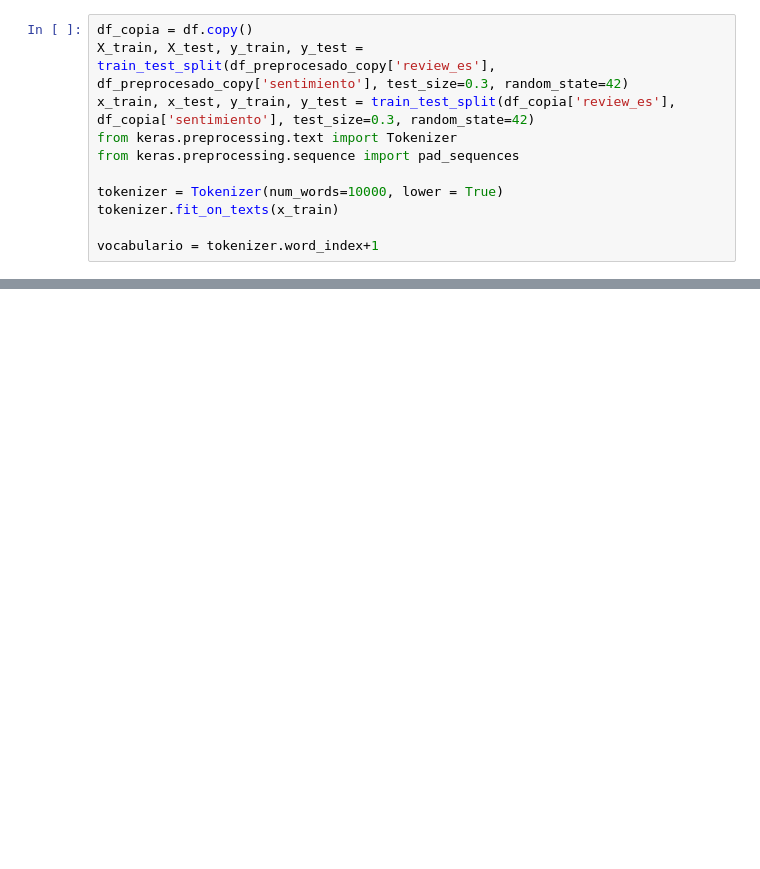
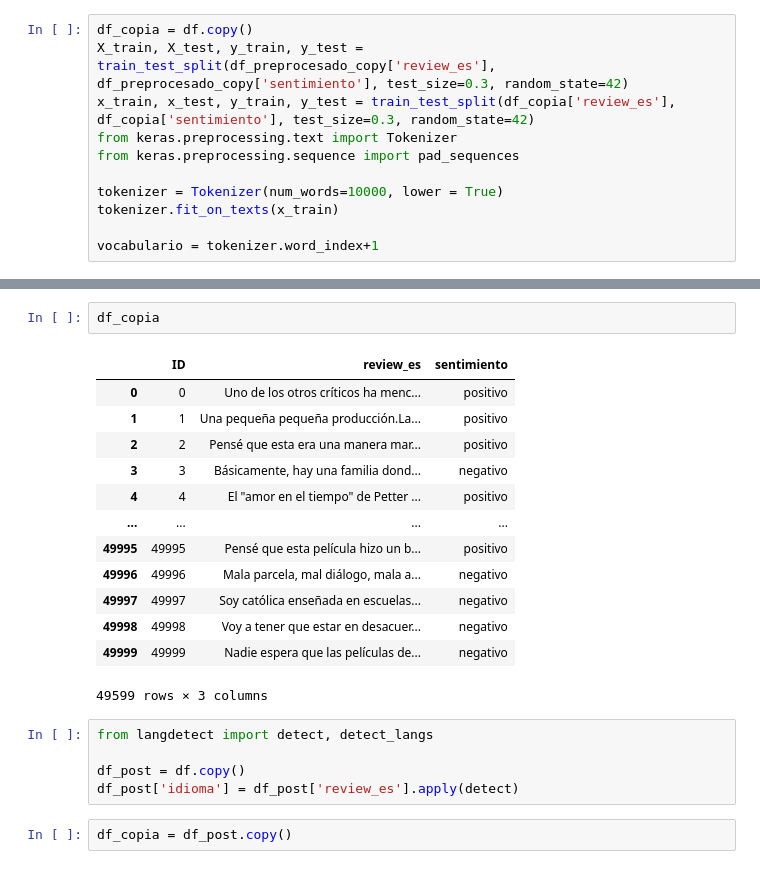
Before and after one commit to JuampiCarosi/7506R-2C2023-GRUPO23, a Jupyter notebook: tp2/7506R_TP2_GRUPO23_ENTREGA.ipynb, the cells around one changed output, grey strips where cells are left out. Cells and saved outputs as stored; diff of their text form; blank space fills up the shorter version.

```diff
--- a/tp2/7506R_TP2_GRUPO23_ENTREGA.ipynb
+++ b/tp2/7506R_TP2_GRUPO23_ENTREGA.ipynb
@@ -867,0 +1129,23 @@ vocabulario = tokenizer.word_index+1
+# %%
+df_copia
+# %% [output]
+|  | ID | review_es | sentimiento |
+| 0 | 0 | Uno de los otros críticos ha menc... | positivo |
+| 1 | 1 | Una pequeña pequeña producción.La... | positivo |
+| 2 | 2 | Pensé que esta era una manera mar... | positivo |
+| 3 | 3 | Básicamente, hay una familia dond... | negativo |
+| 4 | 4 | El "amor en el tiempo" de Petter ... | positivo |
+| ... | ... | ... | ... |
+| 49995 | 49995 | Pensé que esta película hizo un b... | positivo |
+| 49996 | 49996 | Mala parcela, mal diálogo, mala a... | negativo |
+| 49997 | 49997 | Soy católica enseñada en escuelas... | negativo |
+| 49998 | 49998 | Voy a tener que estar en desacuer... | negativo |
+| 49999 | 49999 | Nadie espera que las películas de... | negativo |
+49599 rows × 3 columns
+# %%
+from langdetect import detect, detect_langs
+
+df_post = df.copy()
+df_post['idioma'] = df_post['review_es'].apply(detect)
+# %%
+df_copia = df_post.copy()
```
Also changed, not shown: parts of 25 cells of this notebook.
